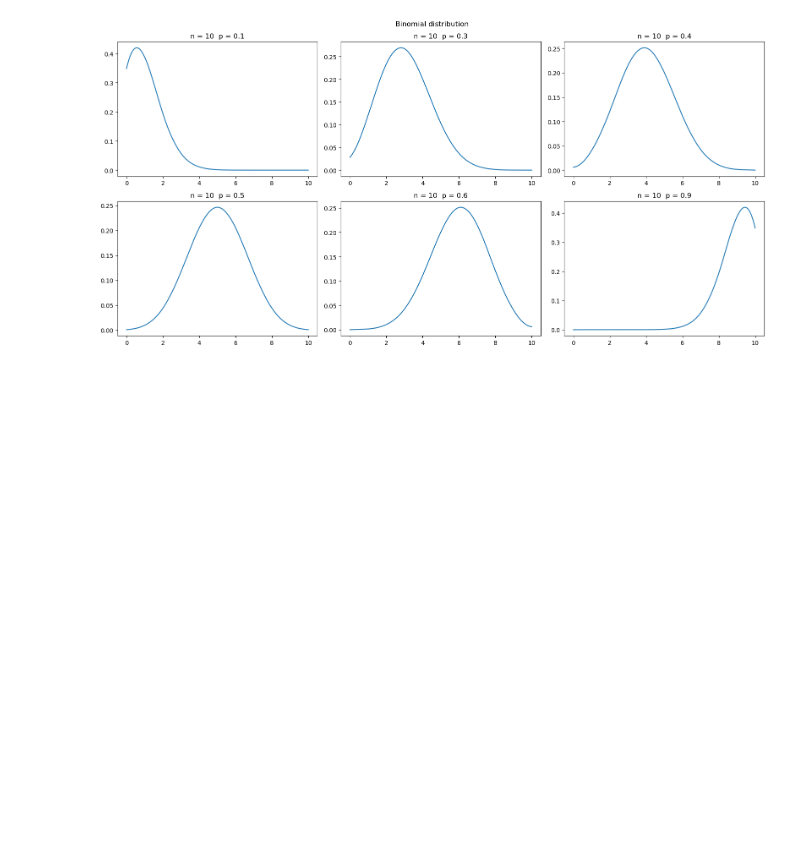
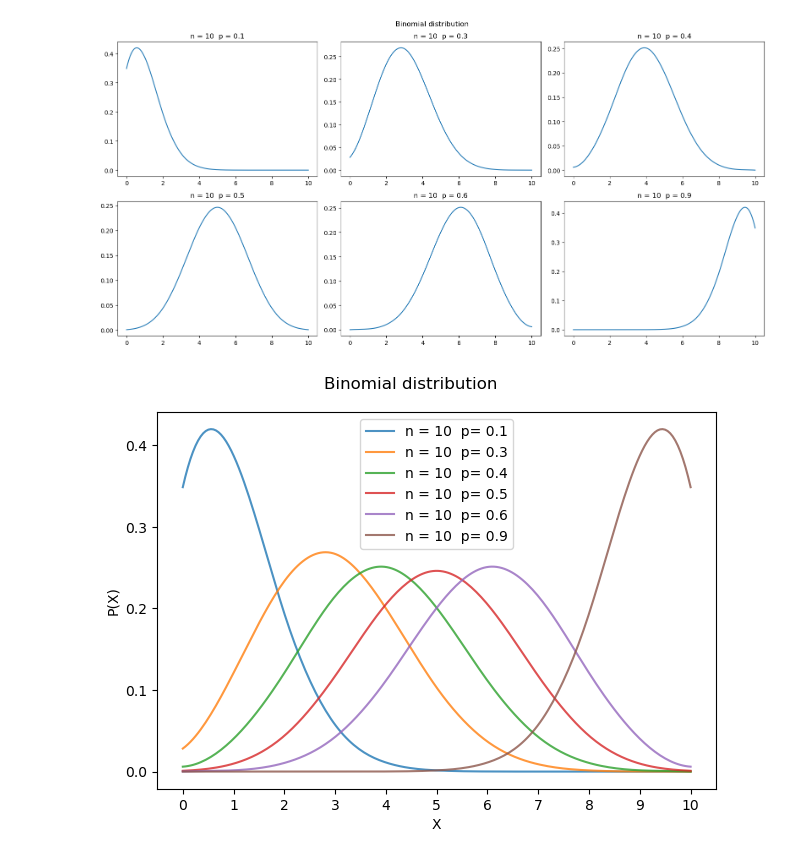
Before and after one commit to shreevaths1/my-distributions, a Jupyter notebook: Binomial.ipynb, the cells around one changed output. Drawn from its saved outputs; the diff is of its cells as text; code cells hidden in the pictures; blank space fills up the shorter version.

Commit message:
added short description and combined all graphs into one

```diff
--- a/Binomial.ipynb
+++ b/Binomial.ipynb
@@ -32,3 +38,38 @@ plt.tight_layout()
 plt.show()
 # %% [output]
 [figure]
+# %%
+from scipy.interpolate import make_interp_spline, BSpline
+import numpy as np
+from scipy.stats import binom
+import matplotlib.pyplot as plt
+
+fig,ax = plt.subplots(1,1)
+
+n = 10
+p= [[0.1,0.3,0.4],
+    [0.5,0.6,0.9]]
+r_vals = list(range(11))
+for i in range(2):
+    for j in range(3):
+        alp = 0.8
+        prob_vals = [binom.pmf(r,n,p[i][j]) for r in r_vals]
+
+        #print(prob_vals)
+        r_new = np.linspace(min(r_vals),max(r_vals),200)
+        spl = make_interp_spline(r_vals,prob_vals,k=3)
+        y_smooth = spl(r_new)
+
+
+        ax.plot(r_new,y_smooth,alpha=alp,label=f"n = {n}  p= {p[i][j]}")
+        ax.set_xlabel("X")
+        ax.set_ylabel("P(X)")
+        ax.legend()
+        ax.set_xticks(r_vals)
+        alp -= 0.15
+
+fig.suptitle("Binomial distribution")
+plt.tight_layout()
+plt.show()
+# %% [output]
+[figure, added]
```
Also changed, not shown: parts of 3 cells of this notebook.
